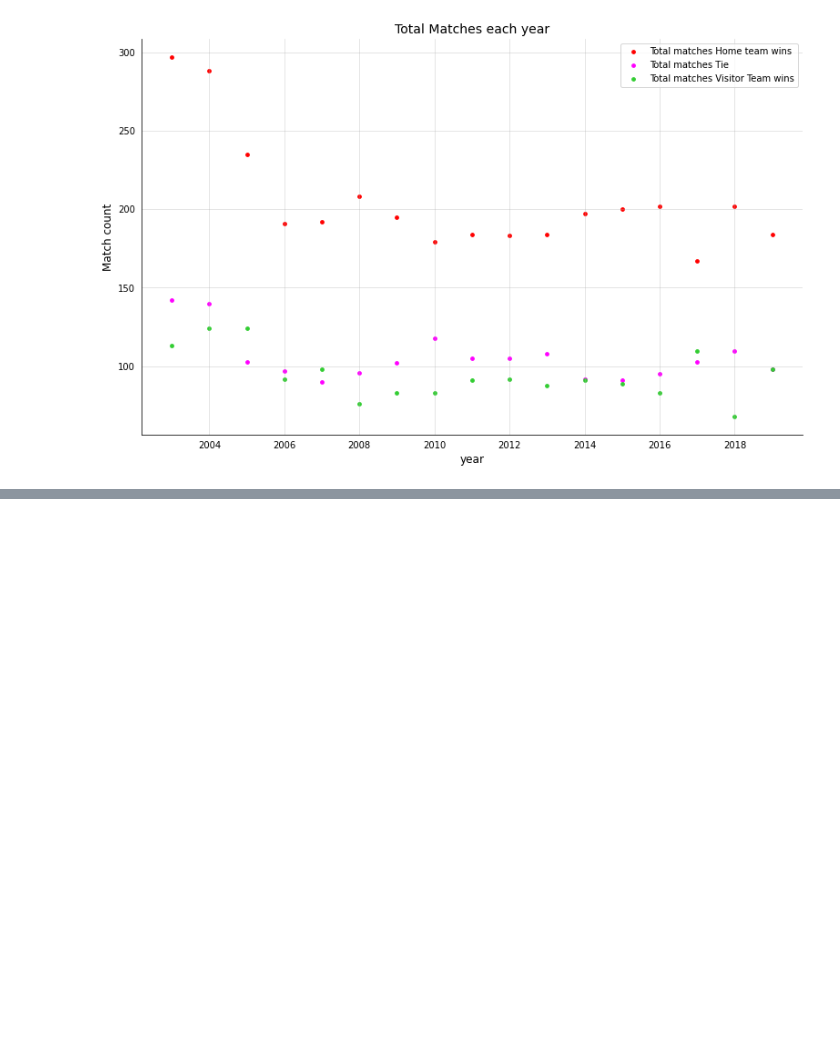
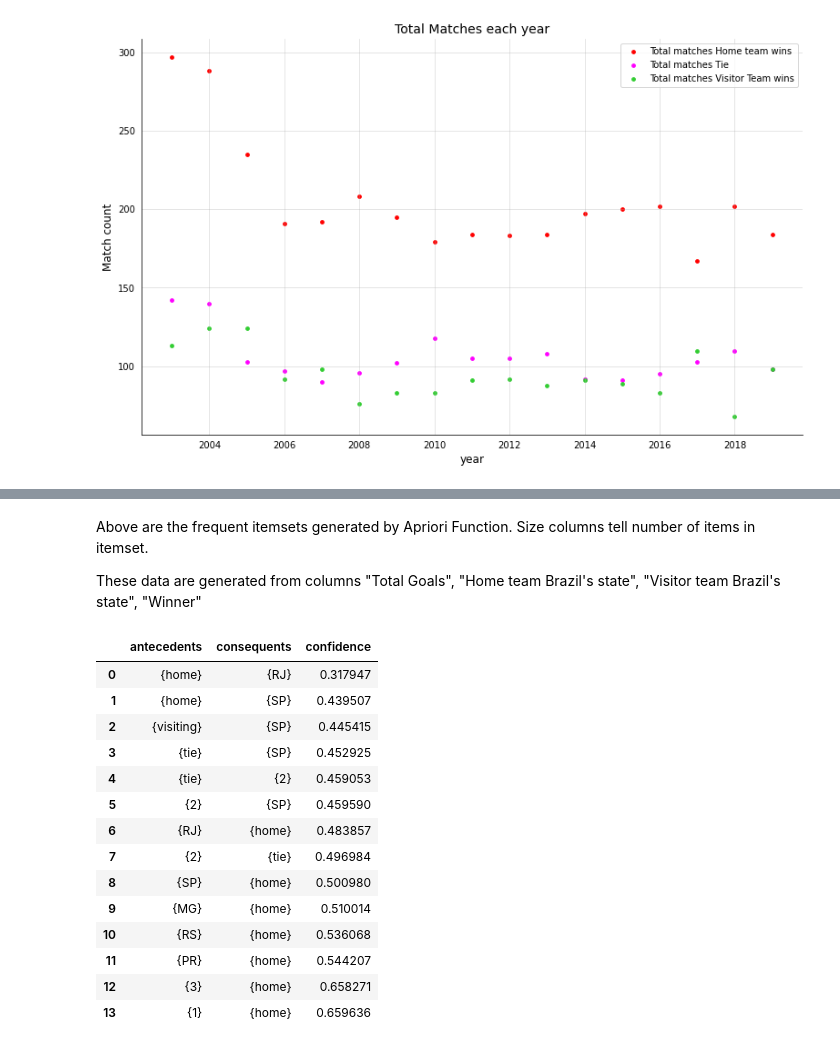
Before and after one commit to dxsumit/ASBD, a Jupyter notebook: midsem/CED19I028_ASBD_midsem.ipynb, the cells around one changed output, grey strips where cells are left out. Saved outputs shown, nothing was run; the diff lists cells and outputs as text; code cells hidden in the pictures; blank space fills up the shorter version.

```diff
--- a/midsem/CED19I028_ASBD_midsem.ipynb
+++ b/midsem/CED19I028_ASBD_midsem.ipynb
@@ -587,0 +837,11 @@ plt.show()
+# %%
+'''
+    my_apriori
+    input:  data as as list of lists,
+            min-support,
+            confidence
+
+    output: frquent items and rules as a pandas dataframe
+'''
+frquent_items, my_rules = my_apriori(data, 0.1, 0.3)
+frquent_items
@@ -587,0 +866,23 @@ plt.show()
+# %% [markdown]
+Above are the frequent itemsets generated by Apriori Function. Size columns tell number of items in itemset.
+
+
+These data are generated from columns "Total Goals", "Home team Brazil's state", "Visitor team Brazil's state", "Winner"
+# %%
+my_rules
+# %% [output]
+|  | antecedents | consequents | confidence |
+| 0 | {home} | {RJ} | 0.317947 |
+| 1 | {home} | {SP} | 0.439507 |
+| 2 | {visiting} | {SP} | 0.445415 |
+| 3 | {tie} | {SP} | 0.452925 |
+| 4 | {tie} | {2} | 0.459053 |
+| 5 | {2} | {SP} | 0.459590 |
+| 6 | {RJ} | {home} | 0.483857 |
+| 7 | {2} | {tie} | 0.496984 |
+| 8 | {SP} | {home} | 0.500980 |
+| 9 | {MG} | {home} | 0.510014 |
+| 10 | {RS} | {home} | 0.536068 |
+| 11 | {PR} | {home} | 0.544207 |
+| 12 | {3} | {home} | 0.658271 |
+| 13 | {1} | {home} | 0.659636 |
```
Also changed, not shown: parts of 27 cells of this notebook, 20 other files.
